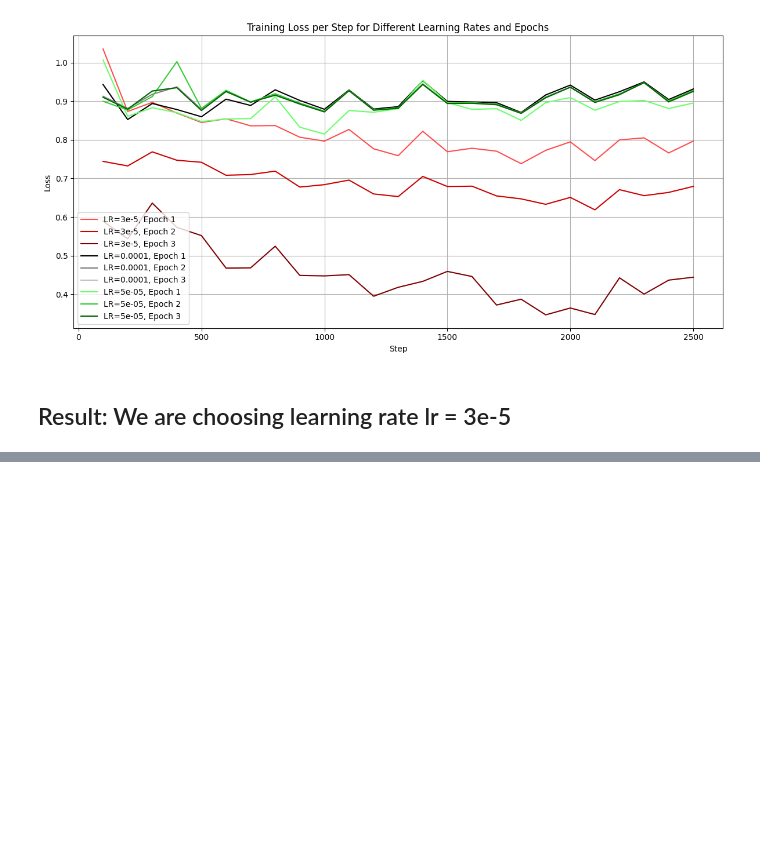
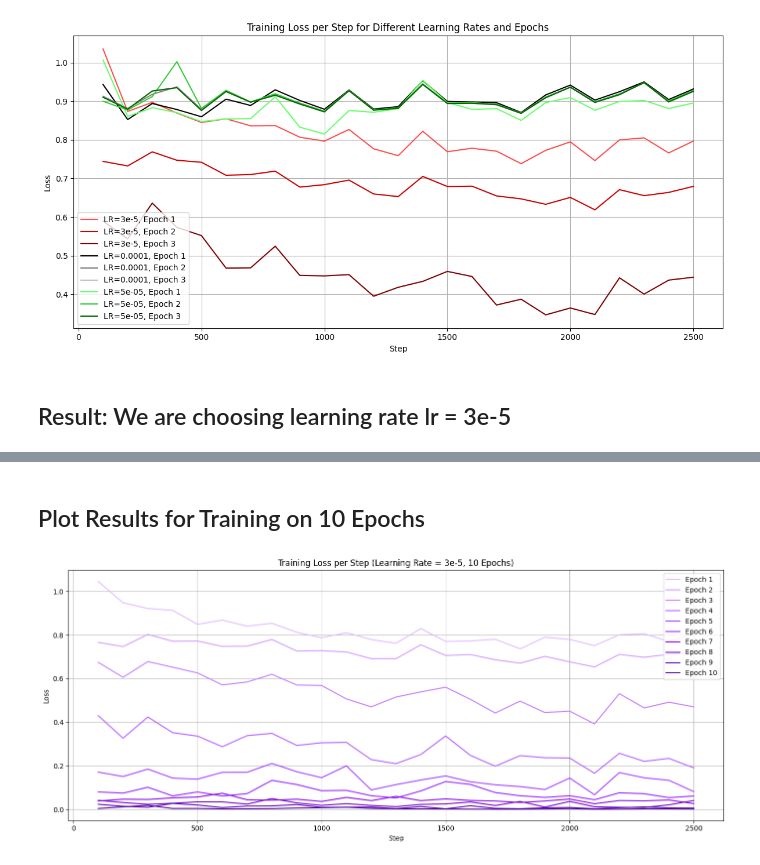
Before and after one commit to lorenaandra/Synapse, a Jupyter notebook: Model/Model.ipynb, the cells around one changed output, grey strips where cells are left out. Cells and saved outputs as stored; diff of their text form; code cells hidden in the pictures; blank space fills up the shorter version.

Commit message:
stage 1 complete

```diff
--- a/Model/Model.ipynb
+++ b/Model/Model.ipynb
@@ -587,0 +613,43 @@ print()
+# %% [markdown]
+## Plot Results for Training on 10 Epochs
+# %%
+stage1_logs_path = os.path.join(os.getcwd(), "claim-only", "logs_train_10epochs.txt")
+# %%
+import re
+import matplotlib.pyplot as plt
+from collections import defaultdict
+
+with open(stage1_logs_path, "r") as f:
+    log_text = f.read()
+
+pattern_loss = r"\[Epoch (\d+) \| Step (\d+)\] loss=([0-9.]+)"
+
+loss_data = defaultdict(list)
+
+for match in re.finditer(pattern_loss, log_text):
+    epoch, step, loss = int(match[1]), int(match[2]), float(match[3])
+    loss_data[epoch].append((step, loss))
+
+colors = [
+    "#e0bbff", "#d19aff", "#c27bff", "#b35cff", "#a43dff",
+    "#9520ff", "#8600e6", "#7300cc", "#6000b3", "#4d0099"
+]
+
+plt.figure(figsize=(14, 6))
+
+for idx, (epoch, data) in enumerate(sorted(loss_data.items())):
+    steps, losses = zip(*sorted(data))
+    plt.plot(steps, losses, label=f"Epoch {epoch}", color=colors[idx % len(colors)])
+
+plt.title("Training Loss per Step (Learning Rate = 3e-5, 10 Epochs)")
+plt.xlabel("Step")
+plt.ylabel("Loss")
+plt.legend()
+plt.grid(True)
+plt.tight_layout()
+
+plot_path = os.path.join(os.path.dirname(logs_3ep_path), "training_loss_10epochs.png")
+plt.savefig(plot_path)
+plt.show()
+# %% [output]
+[figure, added]
```
Also changed, not shown: parts of 1 cell of this notebook, 6 other files.
